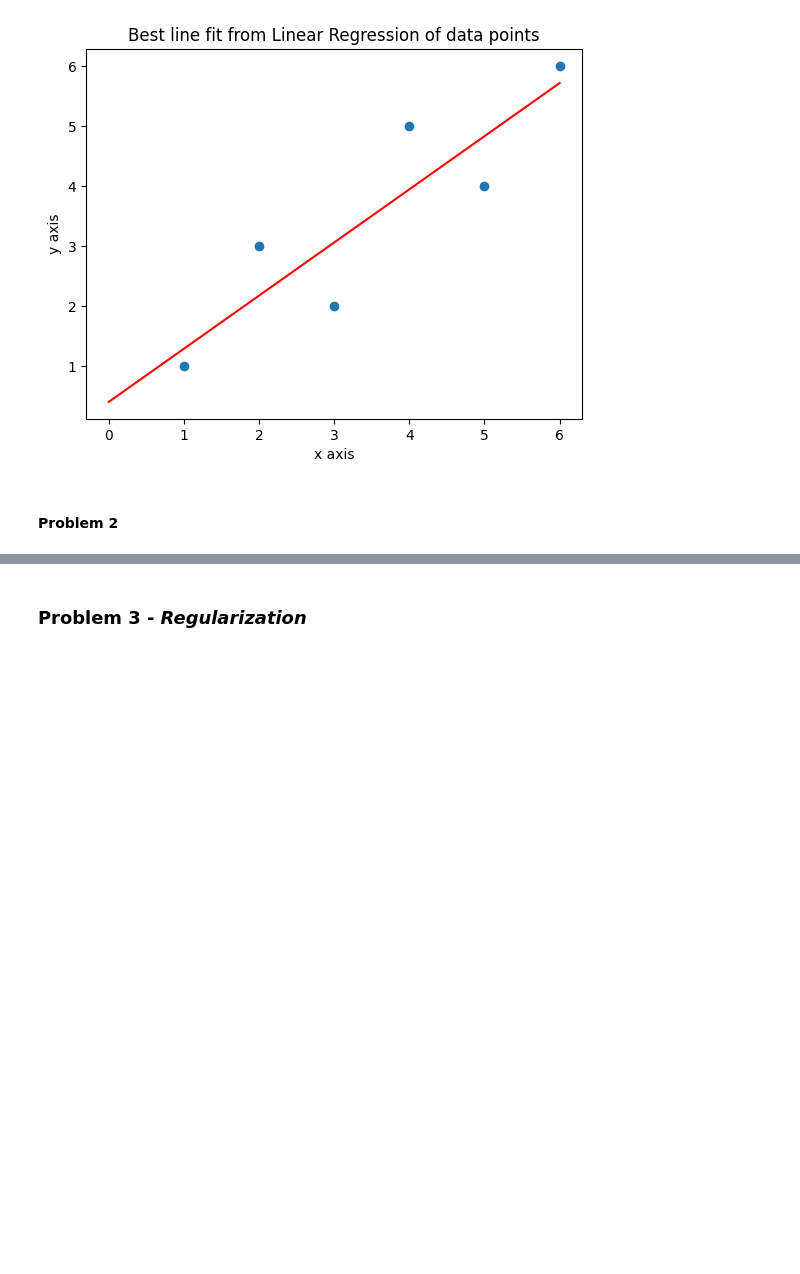
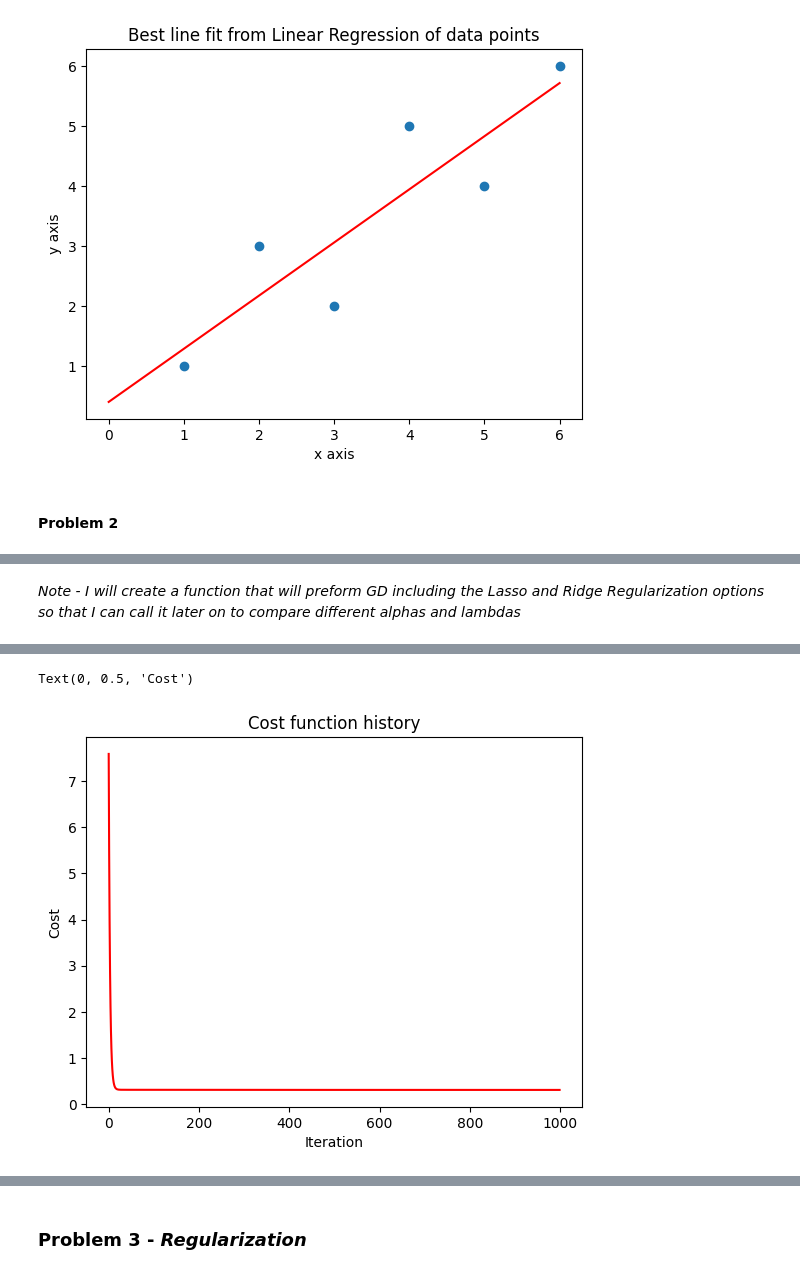
Before and after one commit to eladsimantov/Applied-ML-For-Engineers, a Jupyter notebook: HWks/HW2/HW2.ipynb, the cells around one changed output, grey strips where cells are left out. Saved outputs shown, nothing was run; the diff lists cells and outputs as text; code cells hidden in the pictures; blank space fills up the shorter version.

```diff
--- a/HWks/HW2/HW2.ipynb
+++ b/HWks/HW2/HW2.ipynb
@@ -191,0 +94,77 @@ Text(0, 0.5, 'Cost')
+# %% [markdown]
+*Note - I will create a function that will preform GD including the Lasso and Ridge Regularization options so that I can call it later on to compare different alphas and lambdas*
+# %%
+# define the function to call multiple times
+def gradient_descent(x, y, learning_rate=0.01, num_iterations=1000, lamb = 0, regu_type=""):
+    """
+    Parameters:
+        X : numpy array
+            shape (m, n), where m is the number of datapoints and n is the number of parameters needed to optimize.
+            The first column of X should be all ones, representing the intercept term.
+        y : numpy array
+            The target values of shape (m,).
+        learning_rate : float, optional
+            The learning rate for gradient descent. Default is 0.01.
+        num_iterations : int, optional
+            The number of iterations for gradient descent. Default is 1000.
+        lamb : float, optional
+            Parameter to include regularization. Default is 0.
+
+    Returns:
+        betas : numpy array
+            The learned parameters of shape (n,).
+        cost_history : list
+            A list containing the cost at each iteration.
+    """
+    # Reshape x and add intercept term to form X
+    X = np.vstack((np.ones(len(x)), x)).T
+
+    m = len(y)  # number of training examples
+    n = X.shape[1]   # number of features
+
+    betas = np.zeros(n)  # initialize parameters to zeros
+    cost_history = []  # to store the cost at each iteration
+
+    for _ in range(num_iterations):
+        predictions = np.dot(X, betas)
+        error = predictions - y
+
+        if regu_type == "Lasso":
+            gradient = (1 / m) * np.dot(X.T, error) + lamb * np.ones(n)
+            betas -= learning_rate * gradient
+            cost = (1 / (2 * m)) * np.sum(np.square(error)) + lamb * sum(np.abs(betas))
+
+        elif regu_type == "Ridge":
+
+            gradient = (1 / m) * np.dot(X.T, error) + 2*lamb*betas
+            betas -= learning_rate * gradient
+            cost = (1 / (2 * m)) * np.sum(np.square(error)) + lamb * sum(np.square(betas))
+
+        else:
+            gradient = (1 / m) * np.dot(X.T, error)
+            betas -= learning_rate * gradient
+            cost = (1 / (2 * m)) * np.sum(np.square(error))
+
+        cost_history.append(cost)
+
+    # Give some output
+    print(f"\nGiven the learning rate {learning_rate}, {bool(lamb)*regu_type} {bool(lamb)*str(lamb)} the learned parameters are:")
+    print(betas)
+    print("Cost history (first and last terms):")
+    print(cost_history[1], cost_history[-1])
+    return betas, cost_history
+
+# Set the data points
+x = np.array([1, 2, 3, 4, 5, 6])
+y = np.array([1, 3, 2, 5, 4, 6])
+
+# Applying gradient descent in multiple scenarios
+betas, cost_history = gradient_descent(x, y, learning_rate=0.01, lamb=0, num_iterations=1000, regu_type="Ridge")
+
+# Plot the cost history
+plt.plot(cost_history, "r-", label="Cost")
+
+plt.title("Cost function history")
+plt.xlabel("Iteration")
+plt.ylabel("Cost")
+# %% [output]
@@ -192,2 +175,4 @@ Text(0, 0.5, 'Cost')
+Text(0, 0.5, 'Cost')
+[figure, added]
 # %%
 
```
Also changed, not shown: parts of 13 cells of this notebook.
